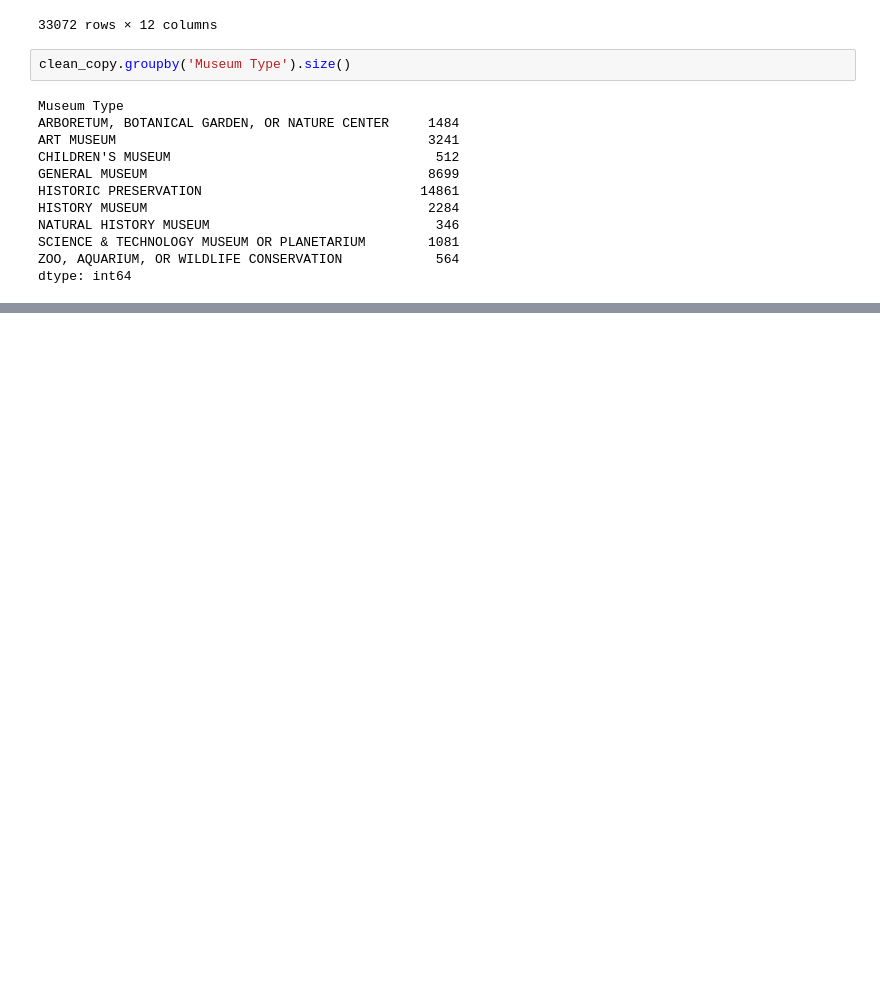
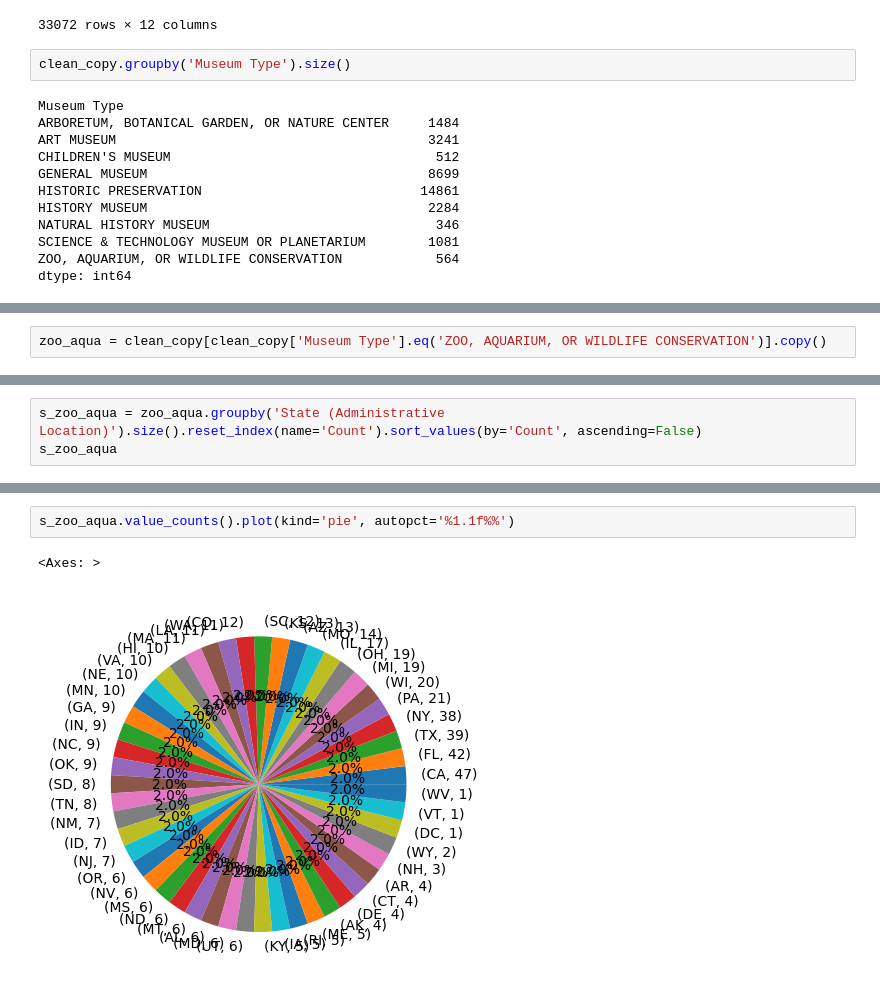
Before and after one commit to SevenDot0-Week5/MuseumsNotebook, a Jupyter notebook: MuseumNotes.ipynb, the cells around one changed output, grey strips where cells are left out. Drawn from its saved outputs; the diff is of its cells as text; blank space fills up the shorter version.

Commit message:
Dataframed zoo and aquariums

```diff
--- a/MuseumNotes.ipynb
+++ b/MuseumNotes.ipynb
@@ -46,0 +54,2 @@ dtype: int64
+# %%
+zoo_aqua = clean_copy[clean_copy['Museum Type'].eq('ZOO, AQUARIUM, OR WILDLIFE CONSERVATION')].copy()
@@ -46,0 +124,3 @@ dtype: int64
+# %%
+s_zoo_aqua = zoo_aqua.groupby('State (Administrative Location)').size().reset_index(name='Count').sort_values(by='Count', ascending=False)
+s_zoo_aqua
@@ -46,0 +145,5 @@ dtype: int64
+# %%
+s_zoo_aqua.value_counts().plot(kind='pie', autopct='%1.1f%%')
+# %% [output]
+<Axes: >
+[figure, added]
```
Also changed, not shown: parts of 11 cells of this notebook.
